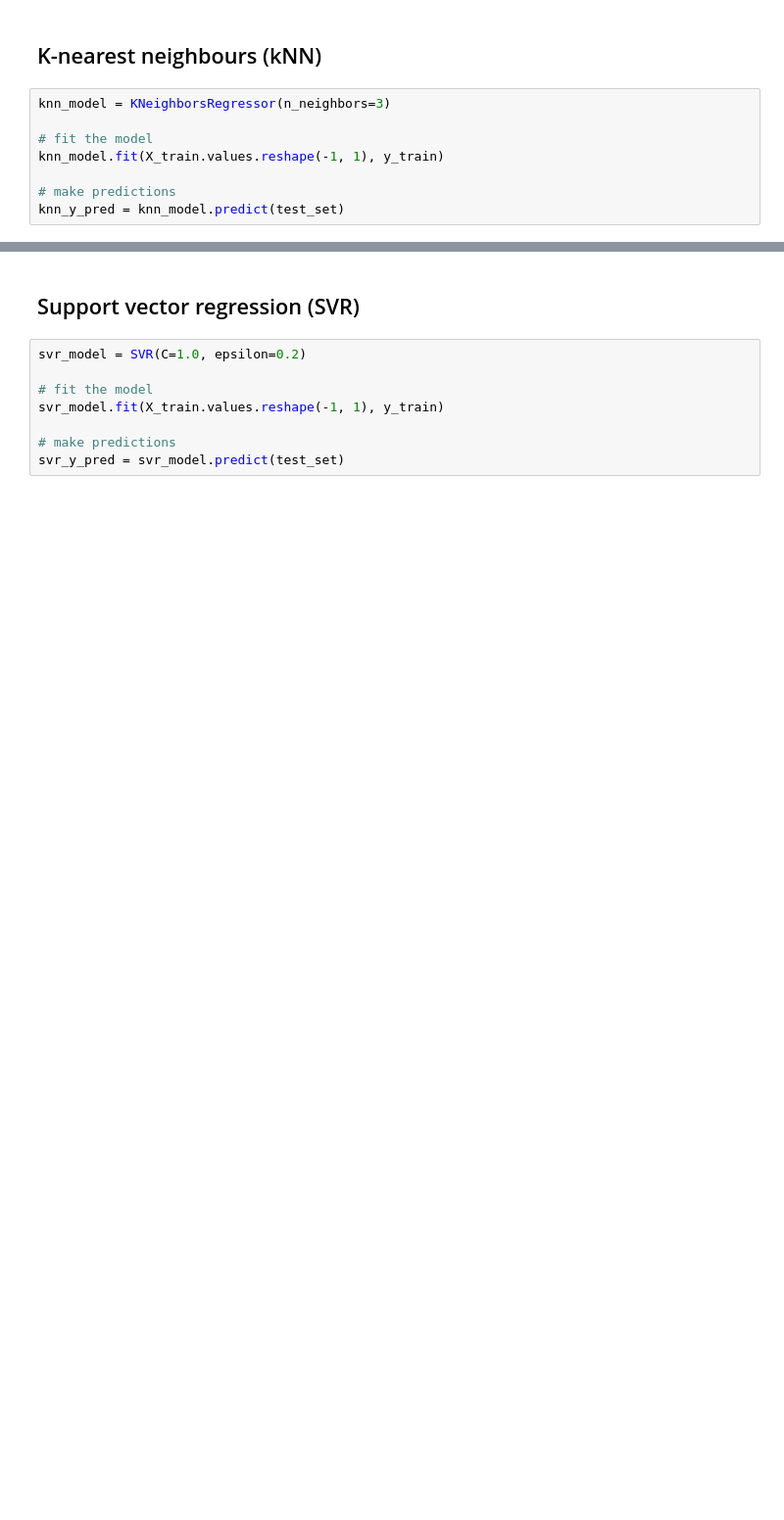
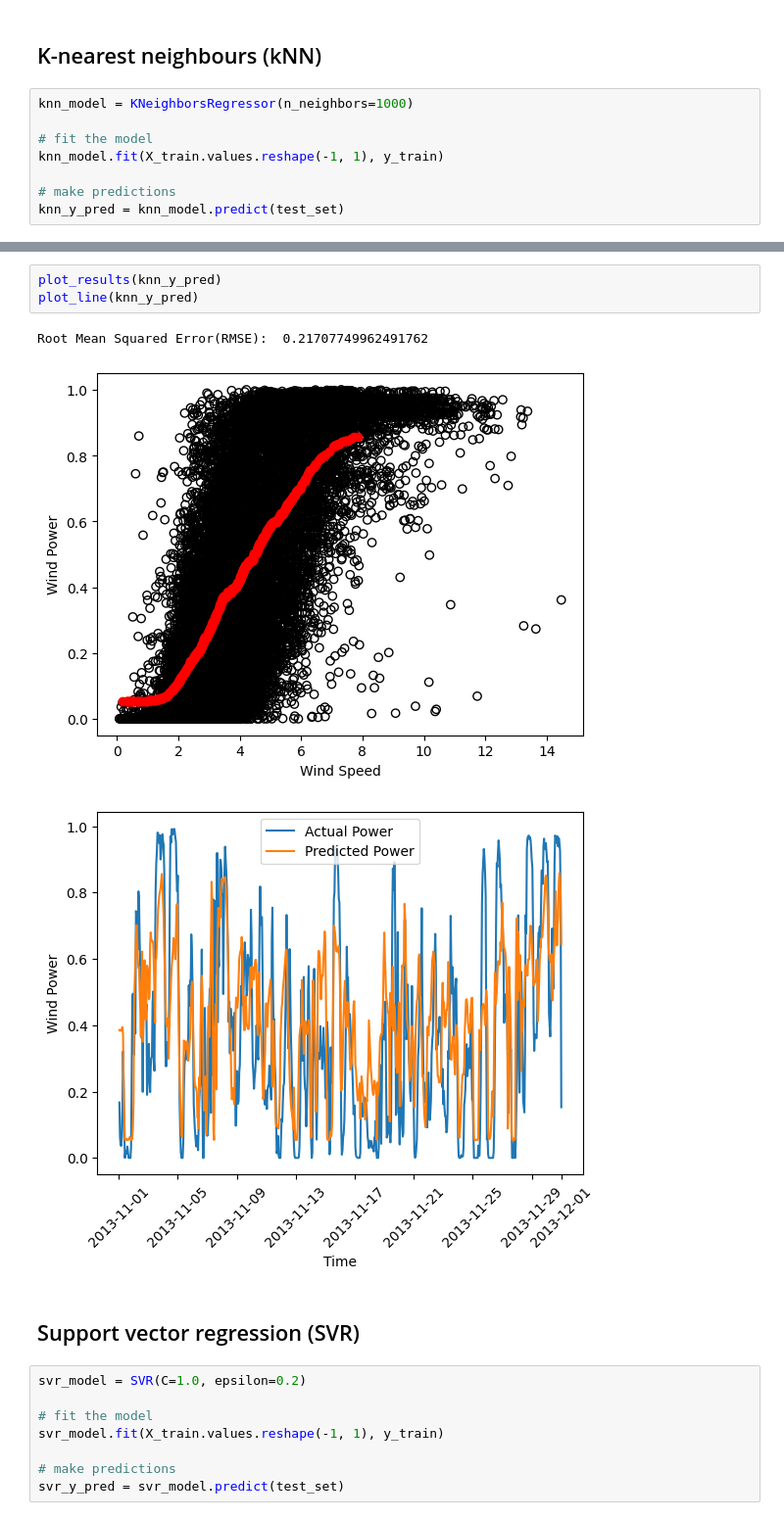
Before and after one commit to aishanbianshan/energy-info_A2_g6, a Jupyter notebook: q1.ipynb, the cells around one changed output, grey strips where cells are left out. Shown at 98% size. Cells and saved outputs as stored; diff of their text form; blank space fills up the shorter version.

```diff
--- a/q1.ipynb
+++ b/q1.ipynb
@@ -78,7 +97,7 @@ Root Mean Squared Error(RMSE):  0.21650302369561153
 # %% [markdown]
 ## K-nearest neighbours (kNN)
 # %%
-knn_model = KNeighborsRegressor(n_neighbors=3)
+knn_model = KNeighborsRegressor(n_neighbors=1000)
 
 # fit the model
 knn_model.fit(X_train.values.reshape(-1, 1), y_train)
@@ -100,3 +107,10 @@ Root Mean Squared Error(RMSE):  0.2552440586722348
+# %%
+plot_results(knn_y_pred)
+plot_line(knn_y_pred)
+# %% [output]
+Root Mean Squared Error(RMSE):  0.21707749962491762
+[figure, added]
+[figure, added]
 # %% [markdown]
 ## Support vector regression (SVR)
 # %%
```
Also changed, not shown: parts of 12 cells of this notebook, 1 other file.
